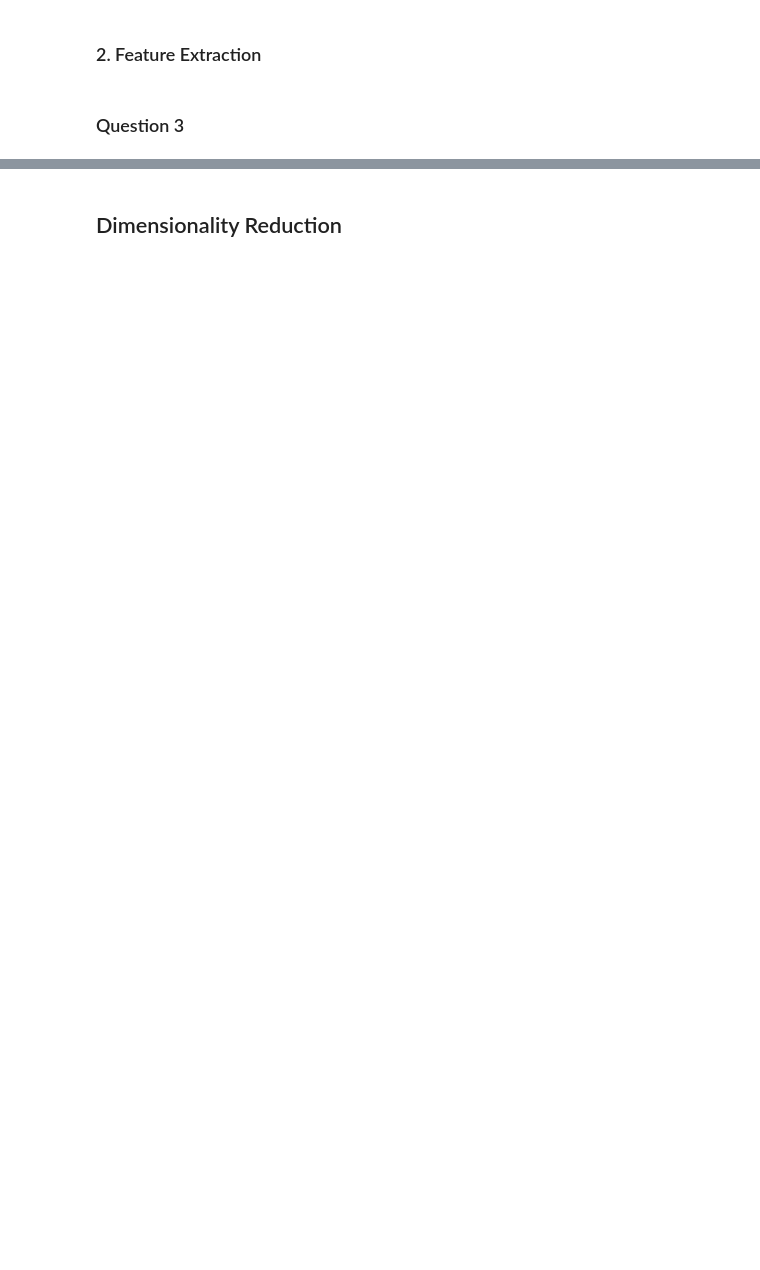
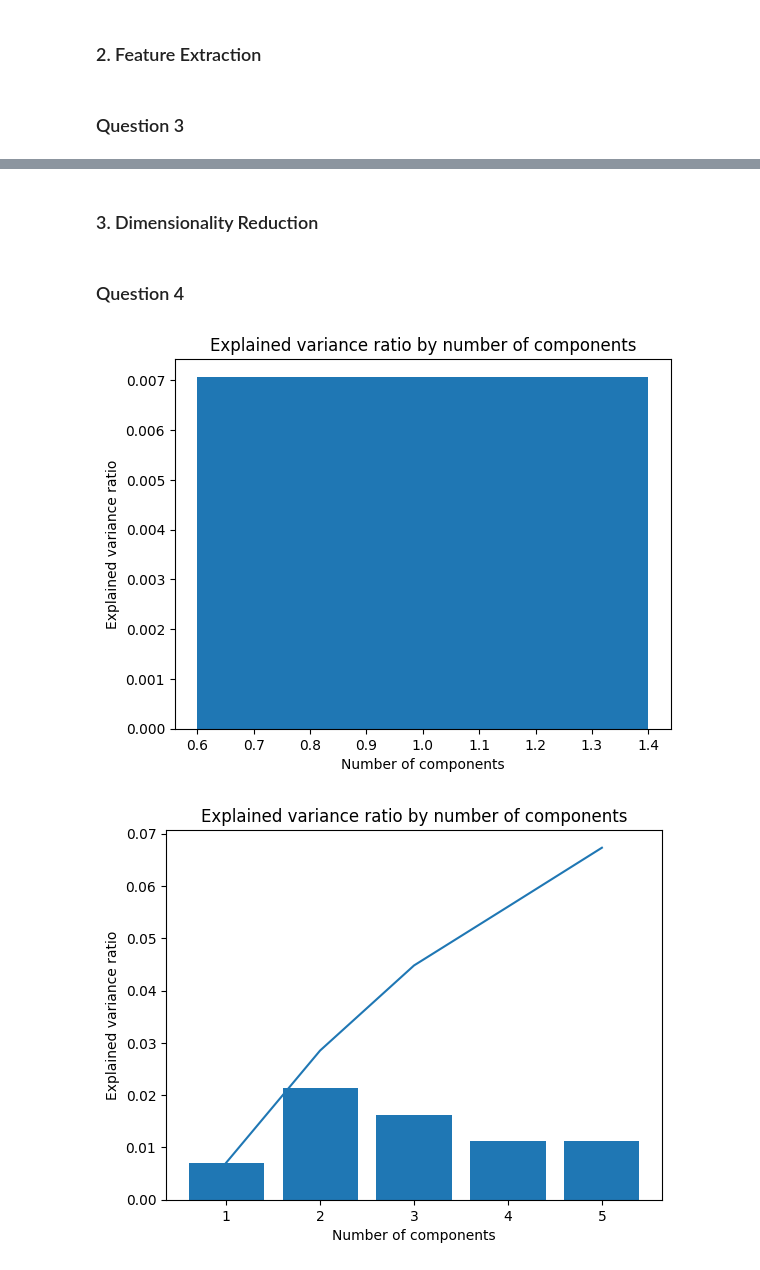
Before and after one commit to stswee/ECE219, a Jupyter notebook: Project 1/ECE219_Project1.ipynb, the cells around one changed output, grey strips where cells are left out. Saved outputs shown, nothing was run; the diff lists cells and outputs as text; code cells hidden in the pictures; blank space fills up the shorter version.

Commit message:
Updated code
Fixed preprocessing steps for TF-IDF matrix. Added code for SVM, Logistic Regression, and Naive Bayes classifier.

```diff
--- a/Project 1/ECE219_Project1.ipynb
+++ b/Project 1/ECE219_Project1.ipynb
@@ -417,4 +507,47 @@ Performing additional preprocessing steps before or after lemmatizing comes down
 
 In the context of this project, we choose to perform lemmatization after removing stopwords, punctuations, and numbers. We assume that stopwords, punctuations, and numbers contribute little to the context (i.e. they do not help distinguish between whether a document is about sports or climate).
 # %% [markdown]
-## Dimensionality Reduction
+### 3. Dimensionality Reduction
+# %% [markdown]
+### Question 4
+# %%
+# Preprocessing
+# Make sure clean function is first
+preprocessing_functions = [clean, remove_numbers, remove_punctuation, lemmatize]
+X_train = preprocessing(train, preprocessing_functions)
+X_test = preprocessing(test, preprocessing_functions)
+
+# Initialize CountVectorizer and TfidfTransformer
+count_vect = CountVectorizer(stop_words = 'english', min_df = 3)
+tfidf_transformer = TfidfTransformer()
+
+# Remove stopwords and convert to TF-IDF matrix
+X_train_counts = count_vect.fit_transform(X_train['full_text'])
+X_train_tfidf = tfidf_transformer.fit_transform(X_train_counts)
+X_test_counts = count_vect.transform(X_test['full_text'])
+X_test_tfidf = tfidf_transformer.transform(X_test_counts)
+
+# Number of columns should be the same for train and test sets
+# print(X_train_tfidf.shape)
+# print(X_test_tfidf.shape)
+# %%
+# Experiment with different explained variance ratios
+# Takes about 45 seconds to run
+k = [1, 5, 10, 25, 50, 100, 500, 1000]
+
+for i in k:
+  svd = TruncatedSVD(n_components = i)
+  lsa_matrix = svd.fit_transform(X_train_tfidf)
+  explained_variance_ratio = svd.explained_variance_ratio_
+  cumulative_explained_variance_ratio = np.cumsum(explained_variance_ratio)
+
+  # Plot explained variance ratio (bar plot) and cumulative explained variance ratio (line plot)
+  plt.bar(range(1, len(explained_variance_ratio) + 1), explained_variance_ratio)
+  plt.plot(range(1, len(cumulative_explained_variance_ratio) + 1), cumulative_explained_variance_ratio)
+  plt.xlabel('Number of components')
+  plt.ylabel('Explained variance ratio')
+  plt.title('Explained variance ratio by number of components')
+  plt.show()
+# %% [output]
+[figure, added]
+[figure, added]
```
Also changed, not shown: parts of 32 cells of this notebook.
